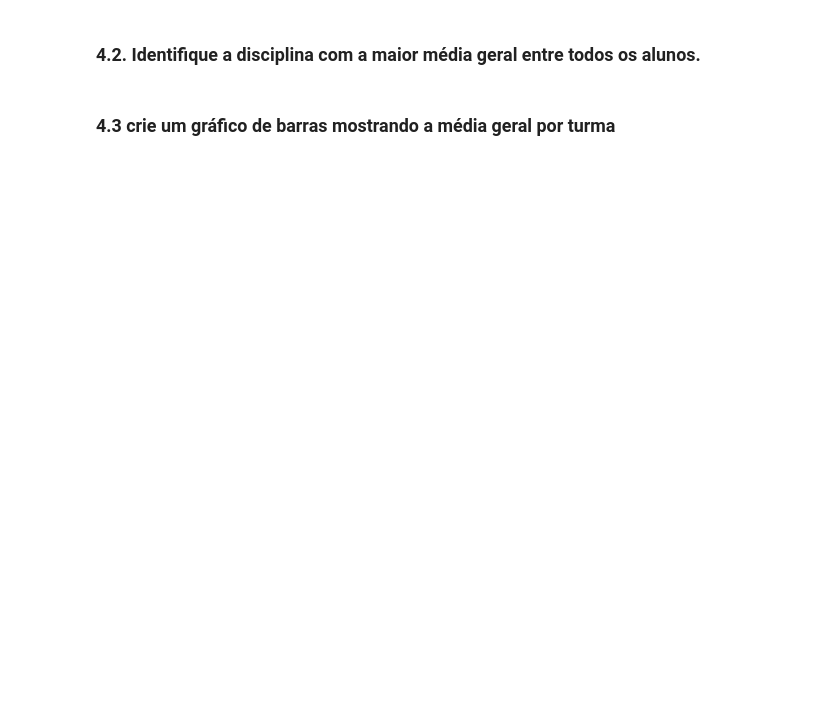
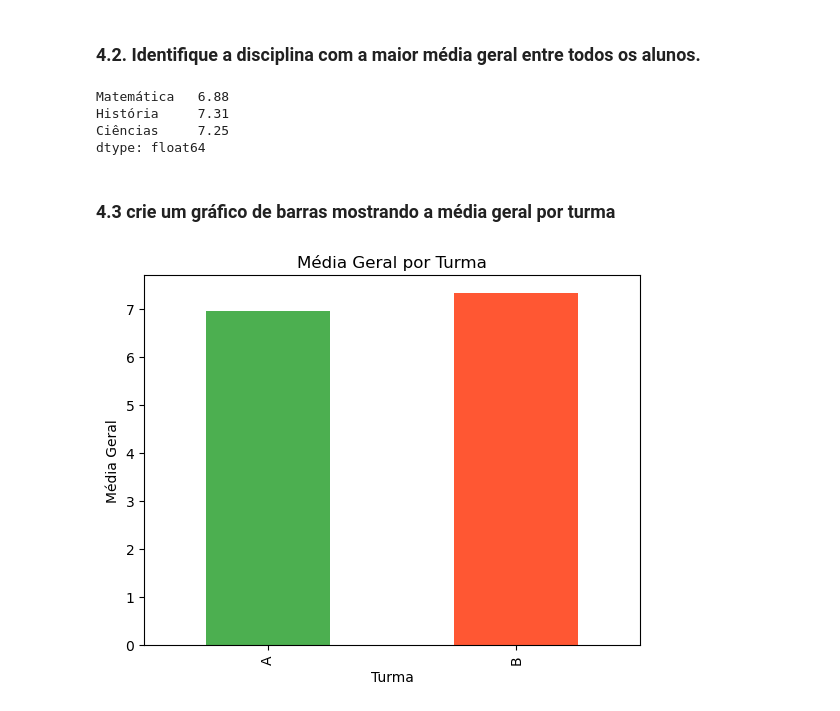
Before and after one commit to esscova/data-trivium, a Jupyter notebook: exercicios/003.ipynb, the cells around one changed output. Drawn from its saved outputs; the diff is of its cells as text; code cells hidden in the pictures; blank space fills up the shorter version.

```diff
--- a/exercicios/003.ipynb
+++ b/exercicios/003.ipynb
@@ -266,0 +276,3 @@ df[df[df["História Matemática Ciências".split()]<6.0].any(axis=1)]
+# %%
+df['Melhor_Disciplina']=df['Matemática Ciências História'.split()].idxmax(axis=1)
+df.head()
@@ -267,4 +286,20 @@ df[df[df["História Matemática Ciências".split()]<6.0].any(axis=1)]
 # %% [markdown]
 ### 4.2. Identifique a disciplina com a maior média geral entre todos os alunos.
+# %%
+df['Matemática História Ciências'.split()].mean()
+# %% [output]
+Matemática   6.88
+História     7.31
+Ciências     7.25
+dtype: float64
 # %% [markdown]
 ### 4.3 crie um gráfico de barras mostrando a média geral por turma
+# %%
+media_por_turma = df.groupby('Turma')['Média_Geral'].mean()
+media_por_turma.plot(kind='bar', color=['#4CAF50', '#FF5733'])
+plt.title('Média Geral por Turma')
+plt.xlabel('Turma')
+plt.ylabel('Média Geral')
+plt.show()
+# %% [output]
+[figure, added]
```
Also changed, not shown: parts of 2 cells of this notebook.
